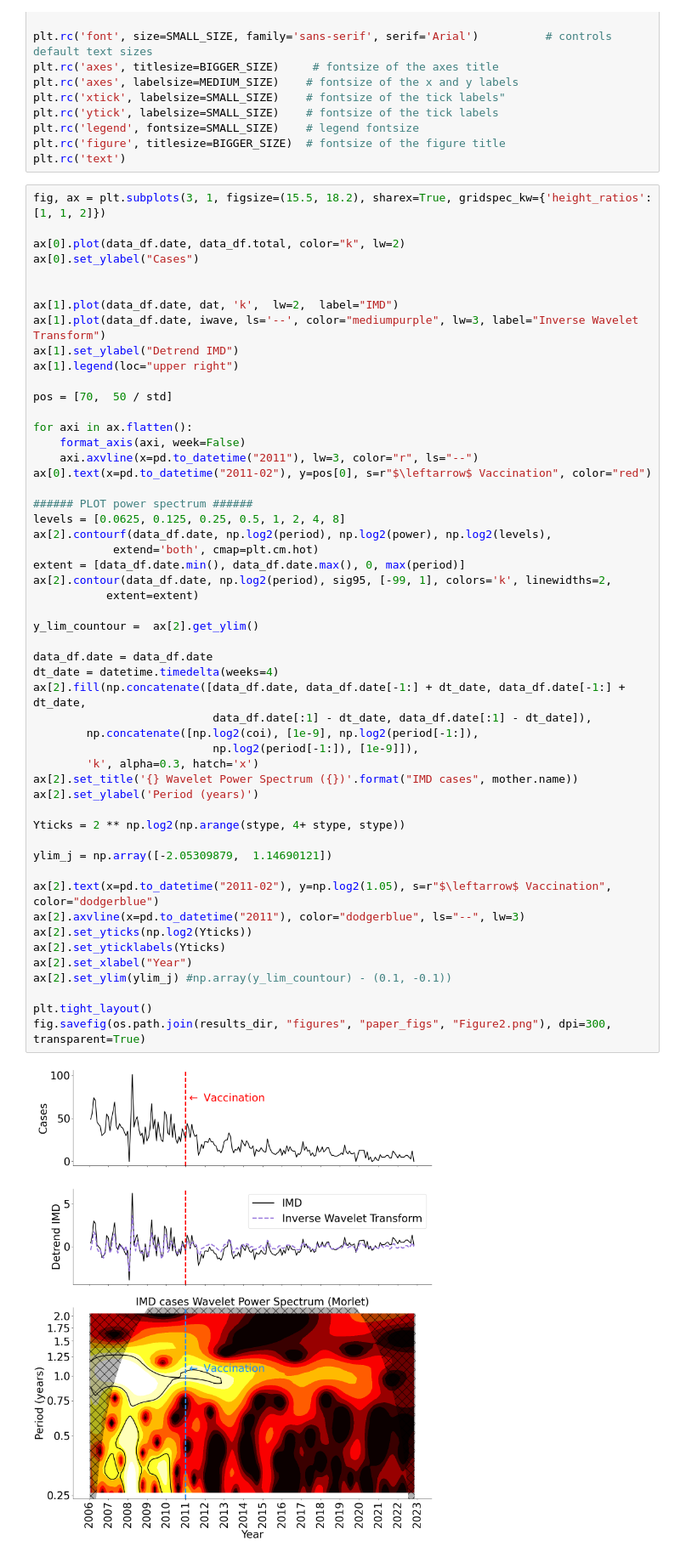
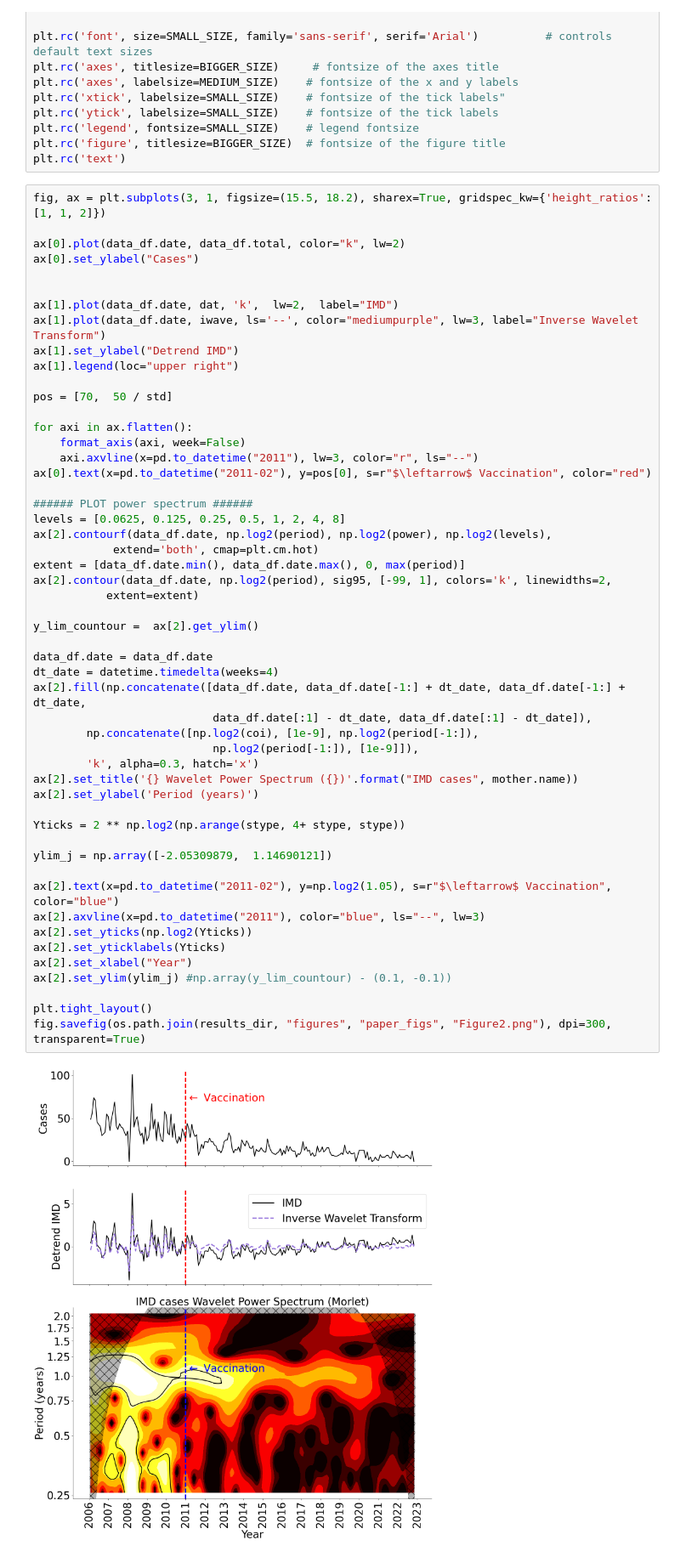
Before and after one commit to ChaosDonkey06/IMD_RetrospectiveForecasting, a Jupyter notebook: analyses/TimeSeriesAnalyses.ipynb, the cells around one changed output. Shown at 85% size. Drawn from its saved outputs; the diff is of its cells as text.

```diff
--- a/analyses/TimeSeriesAnalyses.ipynb
+++ b/analyses/TimeSeriesAnalyses.ipynb
@@ -234,33 +234,33 @@ levels = [0.0625, 0.125, 0.25, 0.5, 1, 2, 4, 8]
 ax[2].contourf(data_df.date, np.log2(period), np.log2(power), np.log2(levels),
             extend='both', cmap=plt.cm.hot)
 extent = [data_df.date.min(), data_df.date.max(), 0, max(period)]
 ax[2].contour(data_df.date, np.log2(period), sig95, [-99, 1], colors='k', linewidths=2,
            extent=extent)
 
 y_lim_countour =  ax[2].get_ylim()
 
 data_df.date = data_df.date
 dt_date = datetime.timedelta(weeks=4)
 ax[2].fill(np.concatenate([data_df.date, data_df.date[-1:] + dt_date, data_df.date[-1:] + dt_date,
                            data_df.date[:1] - dt_date, data_df.date[:1] - dt_date]),
         np.concatenate([np.log2(coi), [1e-9], np.log2(period[-1:]),
                            np.log2(period[-1:]), [1e-9]]),
         'k', alpha=0.3, hatch='x')
 ax[2].set_title('{} Wavelet Power Spectrum ({})'.format("IMD cases", mother.name))
 ax[2].set_ylabel('Period (years)')
 
 Yticks = 2 ** np.log2(np.arange(stype, 4+ stype, stype))
 
 ylim_j = np.array([-2.05309879,  1.14690121])
 
-ax[2].text(x=pd.to_datetime("2011-02"), y=np.log2(1.05), s=r"$\leftarrow$ Vaccination", color="dodgerblue")
-ax[2].axvline(x=pd.to_datetime("2011"), color="dodgerblue", ls="--", lw=3)
+ax[2].text(x=pd.to_datetime("2011-02"), y=np.log2(1.05), s=r"$\leftarrow$ Vaccination", color="blue")
+ax[2].axvline(x=pd.to_datetime("2011"), color="blue", ls="--", lw=3)
 ax[2].set_yticks(np.log2(Yticks))
 ax[2].set_yticklabels(Yticks)
 ax[2].set_xlabel("Year")
 ax[2].set_ylim(ylim_j) #np.array(y_lim_countour) - (0.1, -0.1))
 
 plt.tight_layout()
 fig.savefig(os.path.join(results_dir, "figures", "paper_figs", "Figure2.png"), dpi=300, transparent=True)
 # %% [output]
-[figure, old version]
+[figure, new version]
```
